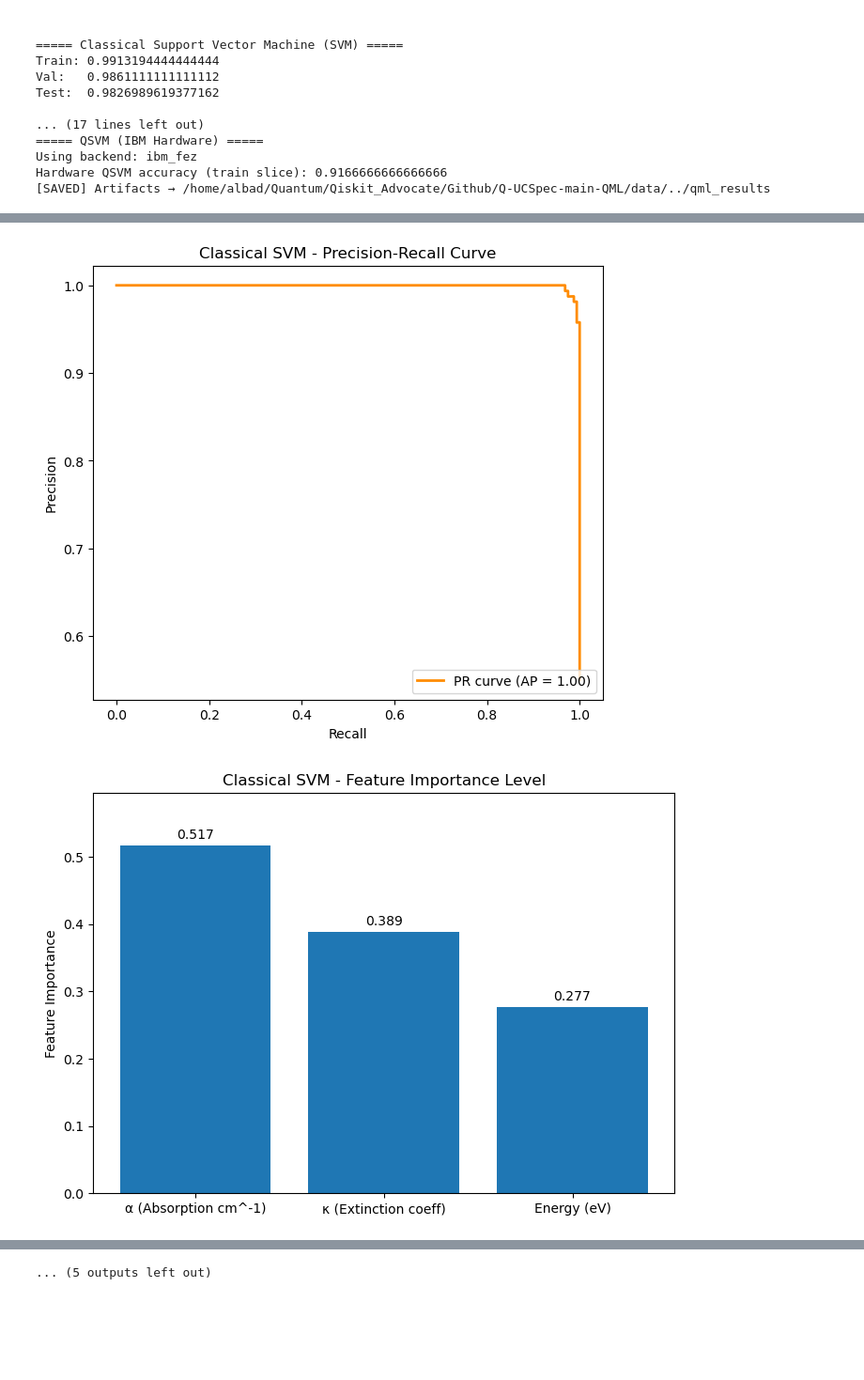
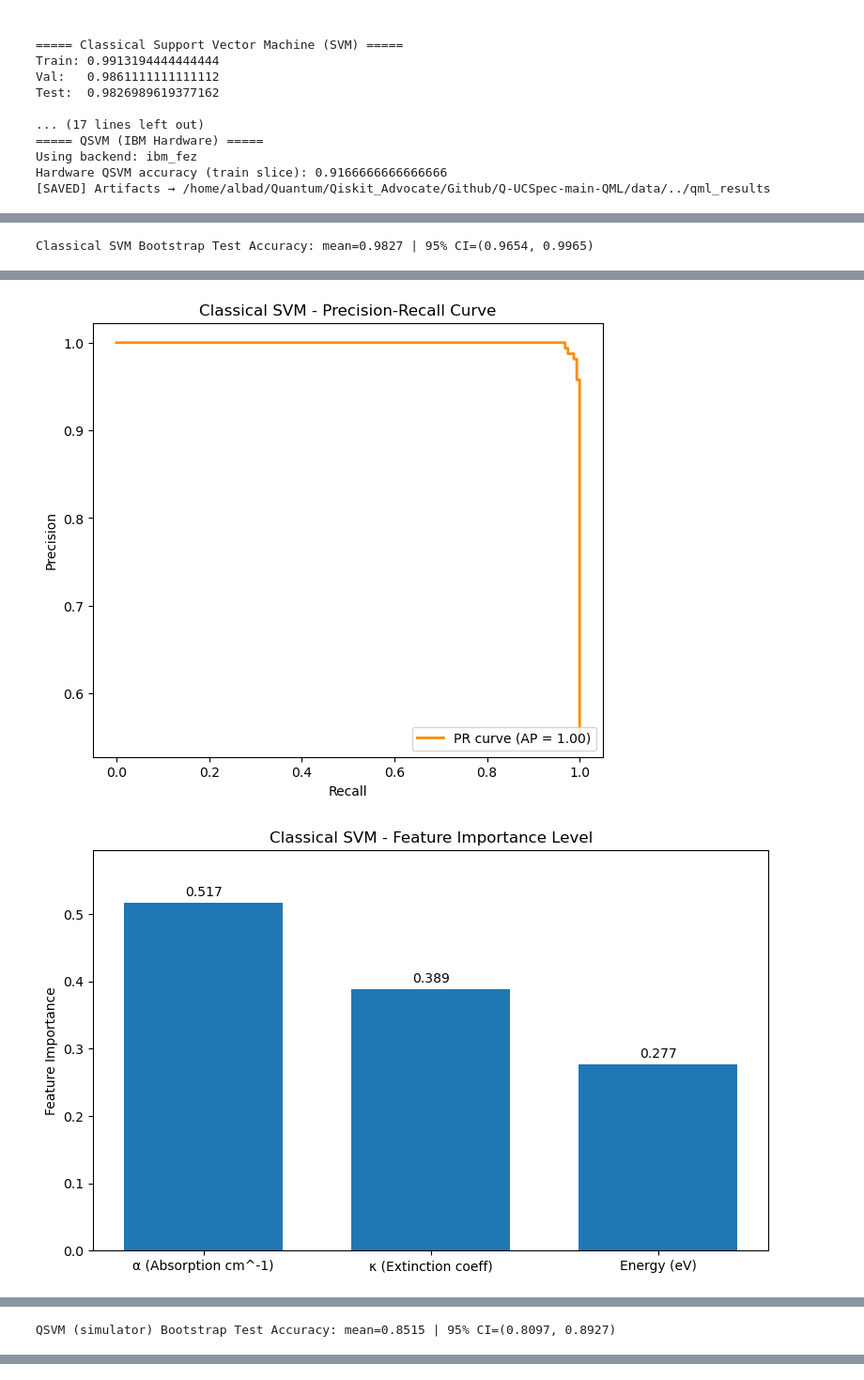
Before and after one commit to DavidAlba2627/Q-UCSpec, a Jupyter notebook: qiskit_qml/qml_qsvc_David.ipynb, the cells around one changed output, grey strips where cells are left out. Shown at 94% size. Cells and saved outputs as stored; diff of their text form; code cells hidden in the pictures; blank space fills up the shorter version.

```diff
--- a/qiskit_qml/qml_qsvc_David.ipynb
+++ b/qiskit_qml/qml_qsvc_David.ipynb
@@ -493,6 +493,7 @@ Hardware QSVM accuracy (train slice): 0.9166666666666666
 import matplotlib.pyplot as plt
 import json
 import os
+import numpy as np
 from sklearn.metrics import ( classification_report, confusion_matrix, ConfusionMatrixDisplay,
                              roc_curve, auc, precision_recall_curve, average_precision_score )
 
@@ -503,6 +504,31 @@ with open(ARTIFACT_FILE, "r", encoding="utf-8") as f:
 MODELS_DIC = {"Classical SVM":"SVM", "QSVM (simulator)":"QSVM_sim", "QSVM (IBM Hardware)":"QSVM_ibm"}
 
 # Functions for post processing
+
+# -----------------------------
+# Bootstrap
+# -----------------------------
+def _bootstrap_acc(y_true, y_pred_fn, n_boot=500):
+    rng = np.random.default_rng(0)
+    n = len(y_true)
+    accs = []
+    for _ in range(n_boot):
+        idx = rng.integers(0, n, n)
+        yt = y_true[idx]
+        yp = y_pred_fn(idx)
+        accs.append(np.mean(yp == yt))
+    accs = np.array(accs)
+    return float(accs.mean()), (float(np.quantile(accs, 0.025)), float(np.quantile(accs, 0.975)))
+
+def compute_bootstrap_acc(y_true, y_pred, title, n_boot=500):
+    y_true_arr = np.asarray(y_true)
+    y_pred_arr = np.asarray(y_pred)
+    acc_mean, acc_ci = _bootstrap_acc(
+        y_true_arr,
+        lambda idx: y_pred_arr[idx],
+        n_boot=n_boot
+    )
+    print(f"{title} Bootstrap Test Accuracy: mean={acc_mean:.4f} | 95% CI=({acc_ci[0]:.4f}, {acc_ci[1]:.4f})")
 
 # -----------------------------
 # Accuracies
@@ -518,7 +544,7 @@ def plot_accuracies(results, labels, labels_dic, title):
         print("No accuracy results to plot.")
         return
     plt.figure(figsize=(8, 5))
-    bars = plt.bar(new_labels, values)
+    bars = plt.bar(new_labels, values, width=0.7)
     plt.ylabel("Accuracy")
     plt.ylim(0, 1.05)
     plt.title(title + ' - Accuracies')
@@ -542,10 +568,10 @@ def plot_accuracies_comparison(results_dic):
         if key in results_dic:
             values.append(results_dic[key])
     plt.figure(figsize=(8, 5))
-    bars = plt.bar(labels, values)
+    bars = plt.bar(labels, values, width=0.7)
     plt.ylabel("Accuracy")
     plt.ylim(0, 1.05)
-    plt.title("QSVM Accuracy Summary (Simulator vs Hardware)")
+    plt.title("SVM Accuracy Summary (Classival vs Simulator vs Hardware)")
     for bar, v in zip(bars, values):
         plt.text(
             bar.get_x() + bar.get_width() / 2,
@@ -567,13 +593,15 @@ def plot_confusion_matrix(y_true, y_pred, title, labels=["CaF₂", "CaF₂:Er"])
     cm = confusion_matrix(y_true, y_pred)
     disp = ConfusionMatrixDisplay(confusion_matrix=cm, display_labels=labels)
     disp.plot(cmap='Blues', ax=ax)
+    for text in ax.texts:
+        text.set_fontsize(11)
     ax.set_title(title + ' - Confusion Matrix')
     out_path = os.path.join(RESULTS_DIR, f"confusion_matrix_{MODELS_DIC[title]}.png")
     plt.savefig(out_path, dpi=300, bbox_inches="tight")
     plt.show()
 
 def plot_confusion_matrix_comparison(y_true, y_pred_svm, y_pred_qsvm, labels=["CaF₂", "CaF₂:Er"]):
-    fig = plt.figure(figsize=(12, 5))
+    fig = plt.figure(figsize=(10, 4))
     # Classical SVM
     ax1 = plt.subplot(1, 2, 1)
     cm = confusion_matrix(y_true, y_pred_svm)
@@ -617,7 +645,7 @@ def plot_roc_curve_comparison(y_true, y_proba_svm, y_proba_qsvm):
     roc_auc2 = auc(fpr2, tpr2)
     plt.figure(figsize=(7, 6))
     plt.plot(fpr1, tpr1, color='darkorange', lw=2, label=f'Classical SVM (AUC = {roc_auc1:.3f})')
-    plt.plot(fpr2, tpr2, color='deepskyblue', lw=2, label=f'QSVM Simulator (AUC = {roc_auc2:.3f})')
+    plt.plot(fpr2, tpr2, color='steelblue', lw=2, label=f'QSVM Simulator (AUC = {roc_auc2:.3f})')
     plt.plot([0, 1], [0, 1], color='navy', lw=2, linestyle='--', label='Random Guess')
     plt.xlim([-0.05, 1.05])
     plt.ylim([0.0, 1.05])
@@ -649,8 +677,8 @@ def plot_pr_curve(y_true, y_proba, title):
 # Feature importance (permutation importance)
 # -----------------------------
 def plot_feature_importance(feature_importance_score, features, title):
-    plt.figure(figsize=(7, 5))
-    bars = plt.bar(features, feature_importance_score)
+    plt.figure(figsize=(8, 5))
+    bars = plt.bar(features, feature_importance_score, width=0.7)
     plt.ylim(0, max(feature_importance_score)*1.15)
     plt.title(title + ' - Feature Importance Level')
     plt.ylabel('Feature Importance')
@@ -679,7 +707,7 @@ for model_name in models:
         # Accuracy labels
         acc_labels = ["acc_train", "acc_val", "acc_test"]
         acc_labels_dic = {
-            "acc_train": "Train Accuracy",
+            "acc_train": "Training Accuracy",
             "acc_val": "Validation Accuracy",
             "acc_test": "Test Accuracy",
         }
@@ -688,6 +716,8 @@ for model_name in models:
         print(classification_report(model_data["y_test"], model_data["pred_test"], labels=[0,1], target_names=["CaF₂", "CaF₂:Er"]))
         # Plot of train, validation and test accuracies
         plot_accuracies(model_data, acc_labels, acc_labels_dic, model_name)
+        # Show bootstrap test accucary
+        compute_bootstrap_acc(model_data["y_test"], model_data["pred_test"], model_name, n_boot=500)
         # Plot of confusion matrix on test set
         plot_confusion_matrix(model_data["y_test"], model_data["pred_test"], model_name, labels=["CaF₂", "CaF₂:Er"])
         # Plot of ROC curve on test set
@@ -727,4 +757,5 @@ weighted avg       0.98      0.98      0.98       289
+Classical SVM Bootstrap Test Accuracy: mean=0.9827 | 95% CI=(0.9654, 0.9965)
 [figure]
 [figure]
 [figure]
-[figure, old version]
+[figure, new version]
@@ -744,2 +775,3 @@ weighted avg       0.87      0.85      0.85       289
+QSVM (simulator) Bootstrap Test Accuracy: mean=0.8515 | 95% CI=(0.8097, 0.8927)
 [figure]
 [figure]
@@ -748 +777,0 @@ weighted avg       0.87      0.85      0.85       289
-... (5 outputs left out)
```
Also changed, not shown: parts of 3 cells of this notebook.
